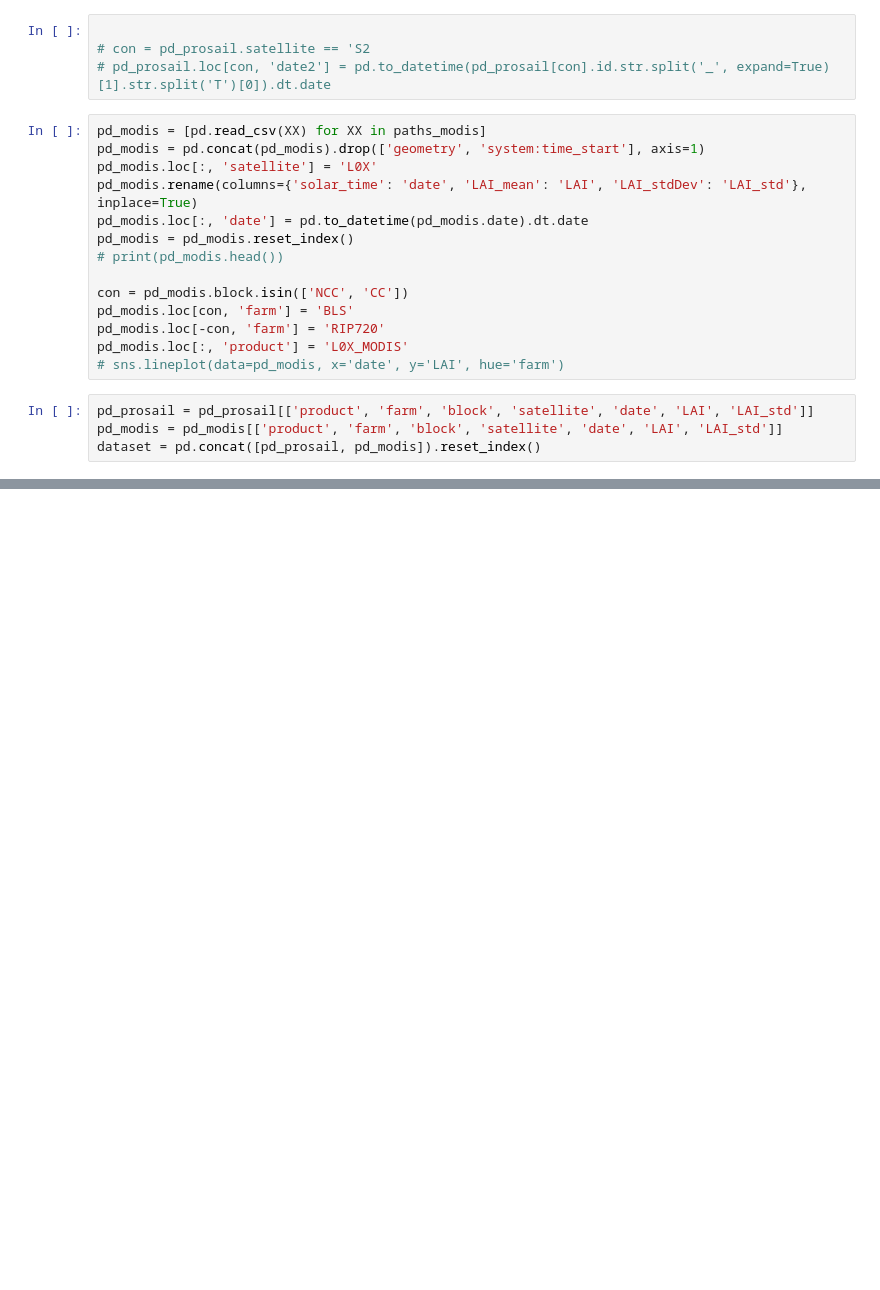
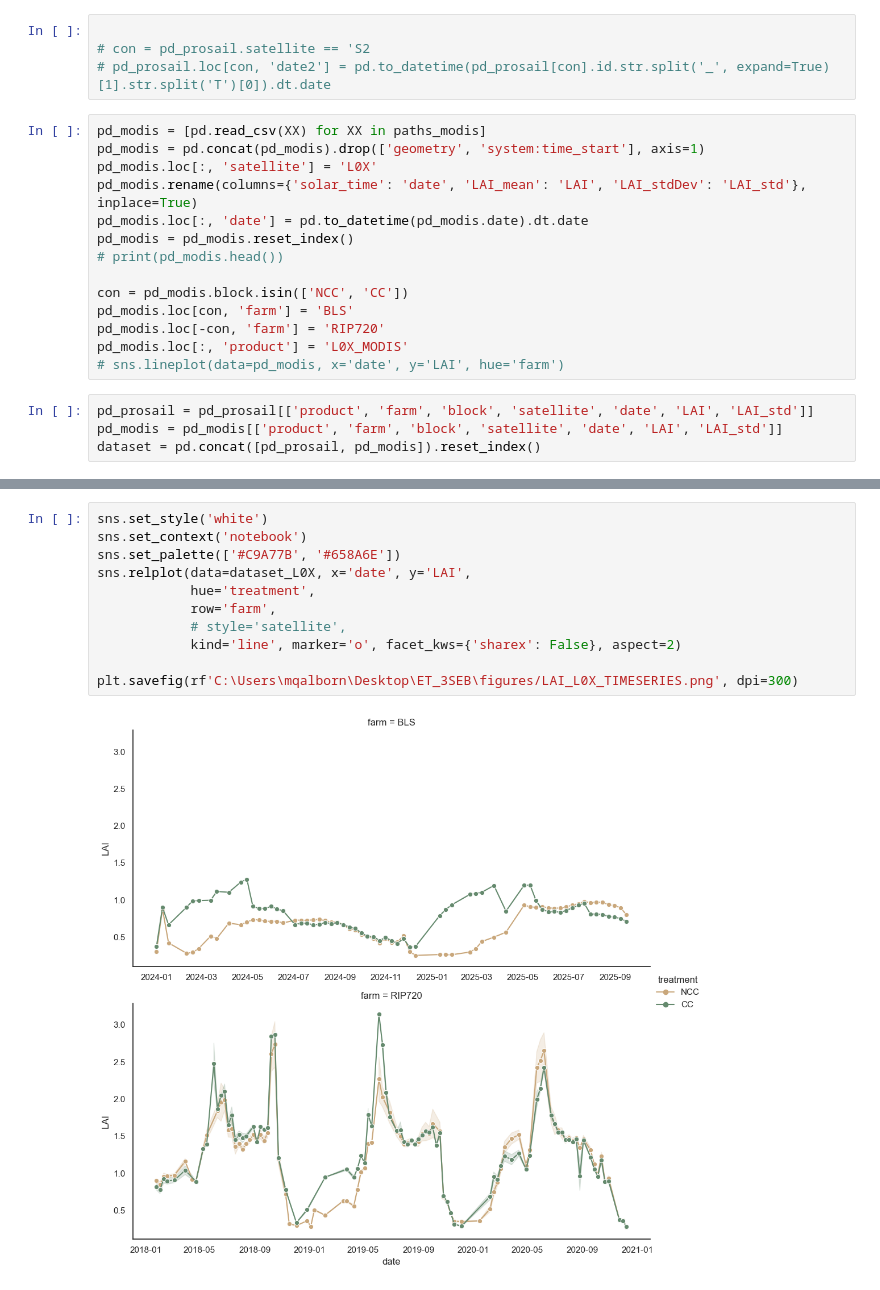
Before and after one commit to Manuel-Qui-Alb/BiophysicalTraitsSAT, a Jupyter notebook: visualization_LAI.ipynb, the cells around one changed output, grey strips where cells are left out. Cells and saved outputs as stored; diff of their text form; blank space fills up the shorter version.

```diff
--- a/visualization_LAI.ipynb
+++ b/visualization_LAI.ipynb
@@ -67,0 +93,13 @@ sns.relplot(data=dataset, x='date', y='LAI', col='farm', hue='block',
+# %%
+sns.set_style('white')
+sns.set_context('notebook')
+sns.set_palette(['#C9A77B', '#658A6E'])
+sns.relplot(data=dataset_L0X, x='date', y='LAI',
+            hue='treatment',
+            row='farm',
+            # style='satellite',
+            kind='line', marker='o', facet_kws={'sharex': False}, aspect=2)
+
+plt.savefig(rf'C:\Users\mqalborn\Desktop\ET_3SEB\figures/LAI_L0X_TIMESERIES.png', dpi=300)
+# %% [output]
+[figure, added]
```
Also changed, not shown: parts of 2 cells of this notebook, 12 other files.
